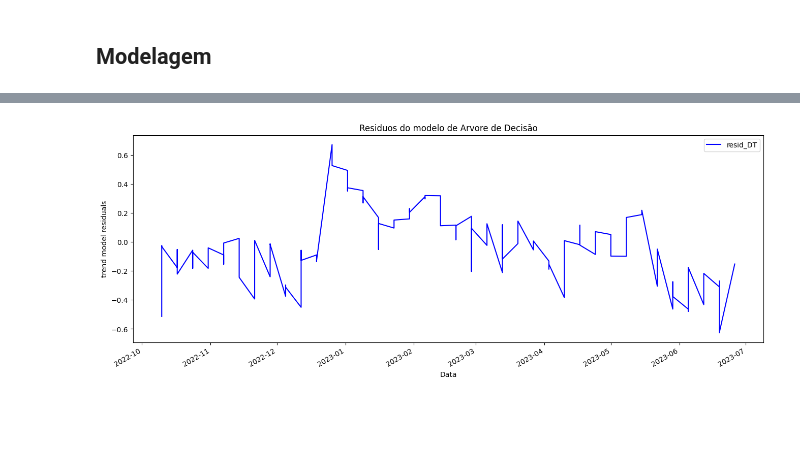
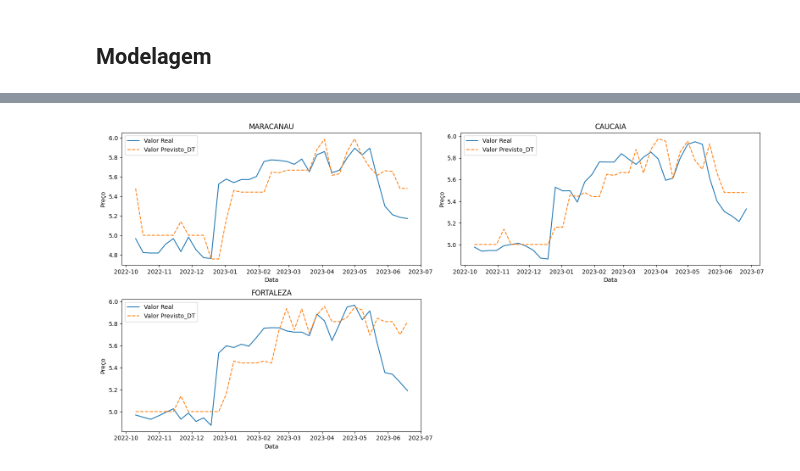
Before and after one commit to KaioBrasildS/Precos-de-Combustiveis-ANP, a Jupyter notebook: notebook_semanal.ipynb, the cells around one changed output, grey strips where cells are left out. Saved outputs shown, nothing was run; the diff lists cells and outputs as text; code cells hidden in the pictures; blank space fills up the shorter version.

```diff
--- a/notebook_semanal.ipynb
+++ b/notebook_semanal.ipynb
@@ -487,12 +485,30 @@ No artists with labels found to put in legend.  Note that artists whose label st
-# %%
-df_comparacao[['resid_DT']].plot(color=['b'], figsize=(16,6), ylabel='trend model residuals')
-
-plt.title("Residuos do modelo de Arvore de Decisão")
-plt.xlabel('Data')
-plt.ylabel('trend model residuals')
-plt.legend()
-
-plt.show()
-# Fazer auto correlação nos residuos e verificar se este é modelavel
-# %% [output]
-[figure, removed]
+# %%
+municipios = df_comparacao['Municipio'].unique()
+
+# Definindo o número de linhas e colunas da grade
+n_municipios = len(municipios)
+n_cols = 2  # Número de colunas na grade
+n_rows = math.ceil(n_municipios / n_cols)  # Número de linhas, ajustado para o número total de municípios
+
+# Criando a figura e os eixos
+fig, axes = plt.subplots(n_rows, n_cols, figsize=(16, 4 * n_rows))
+axes = axes.flatten()  # Achatar a matriz de eixos para iteração
+
+for i, municipio in enumerate(municipios):
+    df_municipio = df_comparacao[df_comparacao['Municipio'] == municipio]
+
+    axes[i].plot(df_municipio['Valor Real'], label='Valor Real')
+    axes[i].plot(df_municipio['Valor Previsto_DT'], label='Valor Previsto_DT', linestyle='--')
+    axes[i].set_title(f'{municipio}')
+    axes[i].set_xlabel('Data')
+    axes[i].set_ylabel('Preço')
+    axes[i].legend()
+
+# Removendo eixos vazios, caso haja
+for j in range(i + 1, len(axes)):
+    fig.delaxes(axes[j])
+
+plt.tight_layout()
+plt.show()
+# %% [output]
+[figure, added]
```
Also changed, not shown: parts of 29 cells of this notebook.
